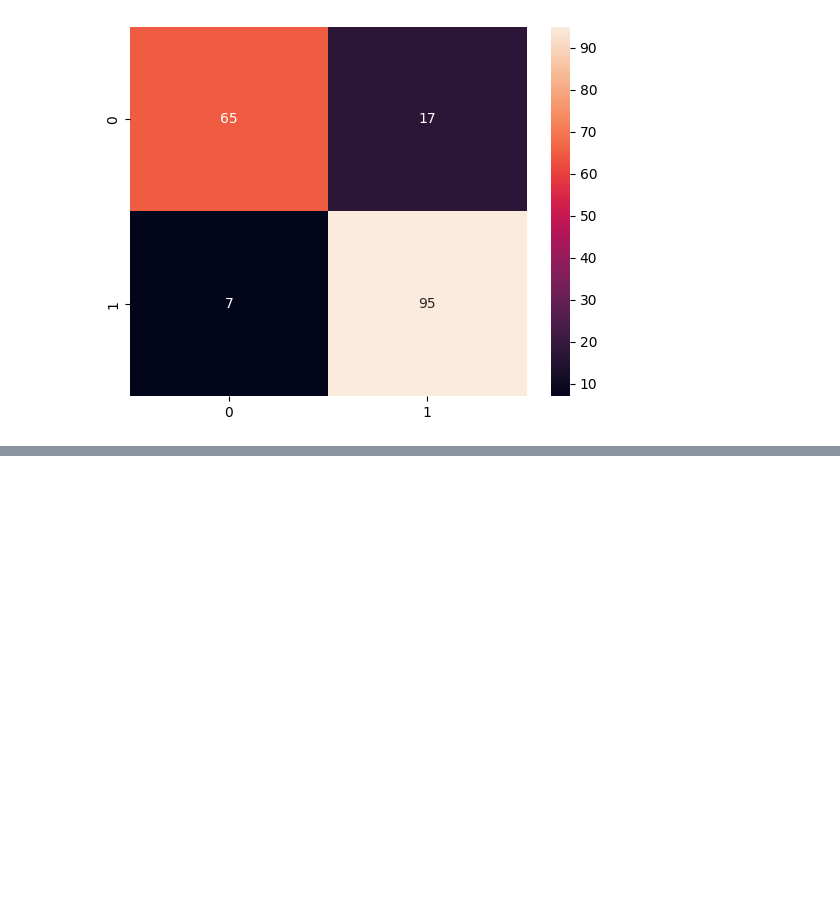
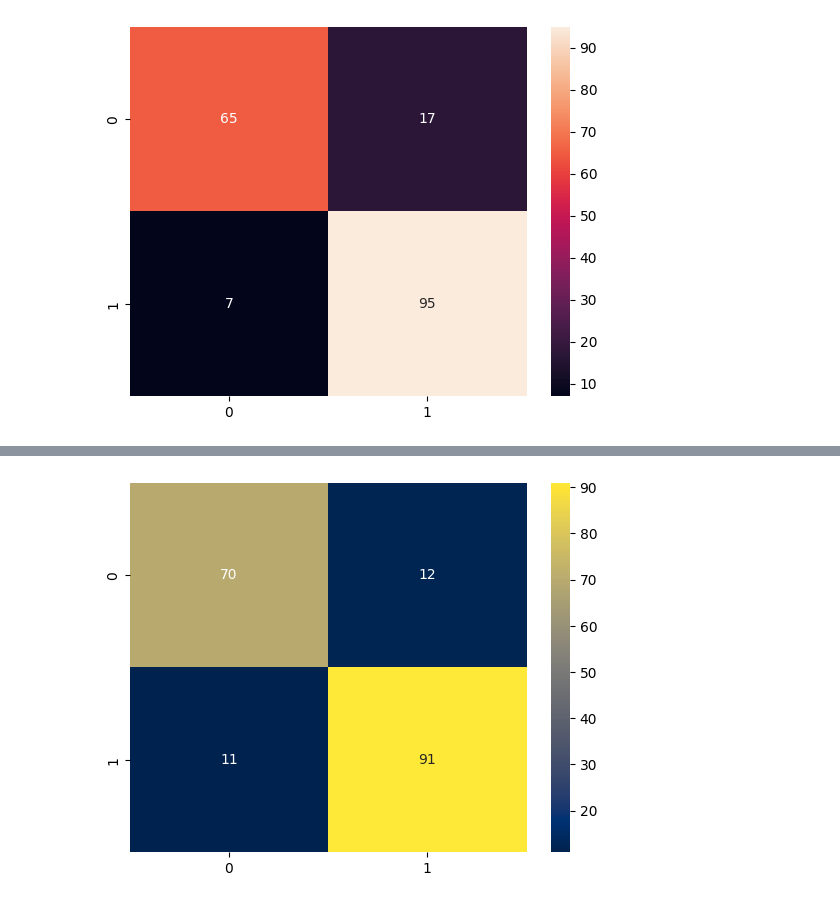
Before and after one commit to sportole/heart-failure-prediction, a Jupyter notebook: Heart_Disease_Prediction.ipynb, the cells around one changed output, grey strips where cells are left out. Drawn from its saved outputs; the diff is of its cells as text; code cells hidden in the pictures; blank space fills up the shorter version.

Commit message:
Random Forest Classifier

```diff
--- a/Heart_Disease_Prediction.ipynb
+++ b/Heart_Disease_Prediction.ipynb
@@ -417,0 +421,5 @@ plt.show()
+# %%
+model_RF = RandomForestClassifier()
+# %%
+#training the model
+model_RF.fit(X_train, Y_train)
@@ -417,0 +441,7 @@ plt.show()
+# %%
+Y_pred = model_RF.predict(X_test)
+cm = confusion_matrix(Y_test, Y_pred)
+sns.heatmap(cm, annot=True, fmt='g',cmap='cividis')
+plt.show()
+# %% [output]
+[figure, added]
```
Also changed, not shown: parts of 9 cells of this notebook.
